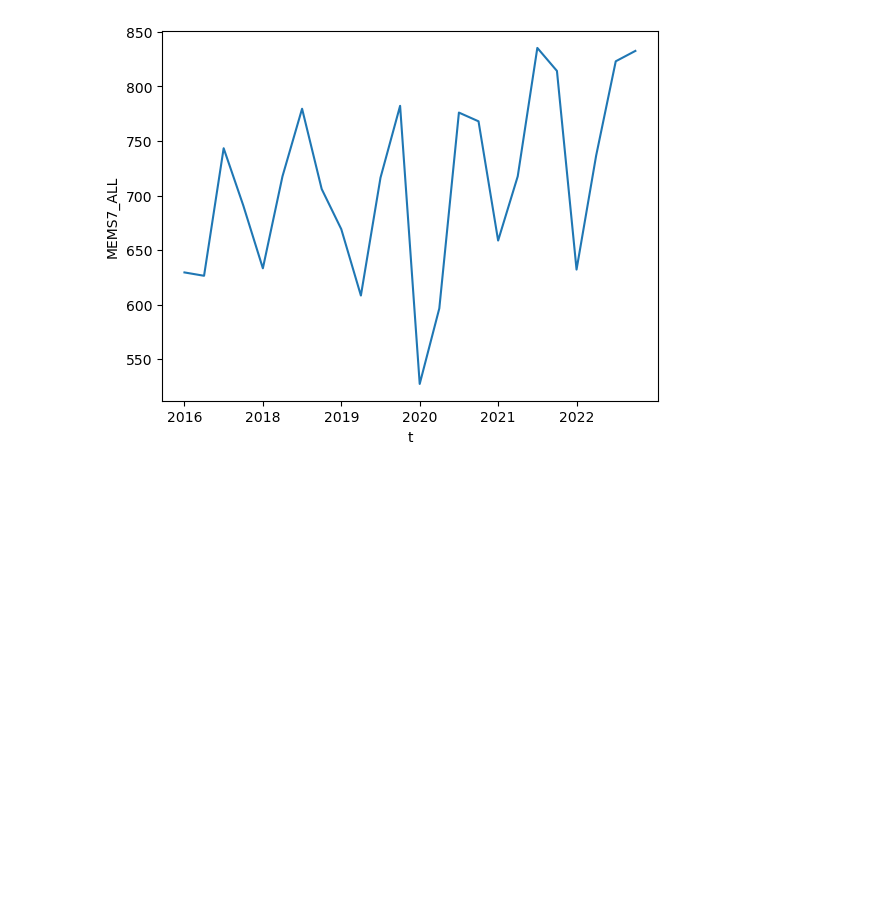
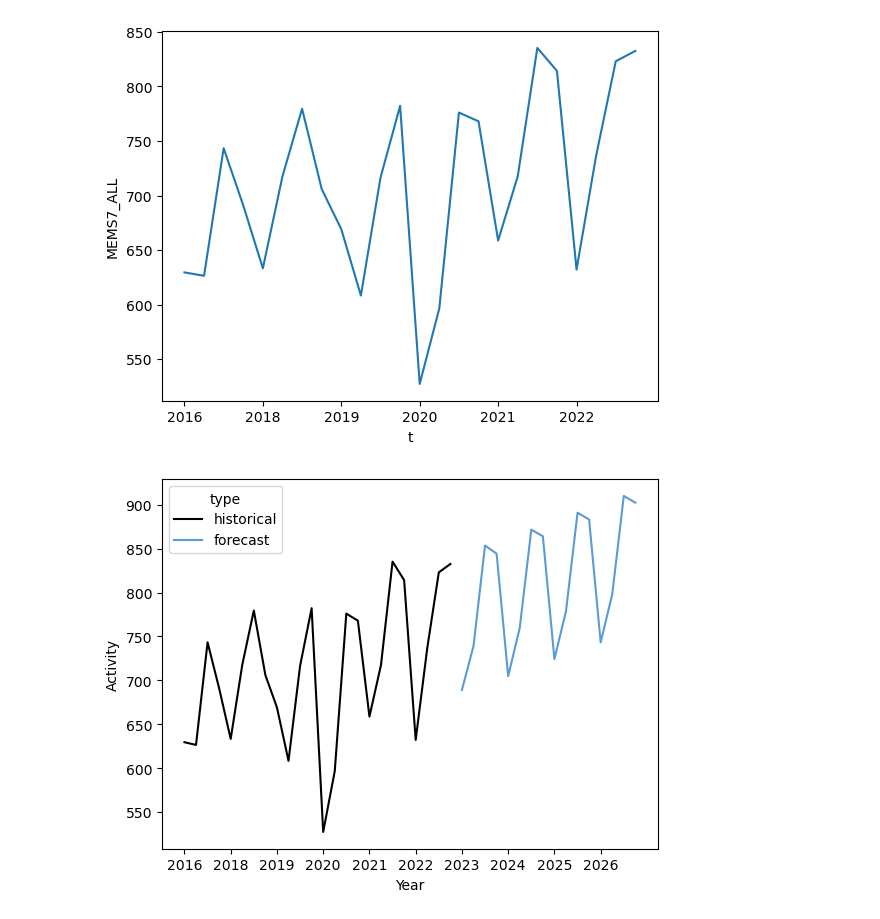
Before and after one commit to ferguswatson39/london_sport2, a Jupyter notebook: src/stream_1/quarterly/forecast_quarterly.ipynb, the cells around one changed output. Cells and saved outputs as stored; diff of their text form; code cells hidden in the pictures; blank space fills up the shorter version.

Commit message:
created quarterly forecasts

```diff
--- a/src/stream_1/quarterly/forecast_quarterly.ipynb
+++ b/src/stream_1/quarterly/forecast_quarterly.ipynb
@@ -39,3 +44,19 @@ plt.xticks(ticks=[0,4,8,12,16,20], labels=['2016','2018','2019','2020','2021','2
 plt.show()
 # %% [output]
 [figure]
+# %%
+model = SARIMAX(df_covid['MEMS7_ALL'], order=(1,1,1), seasonal_order=(1,1,1,4))
+results = model.fit()
+forecast_values = results.forecast(16).values
+df_covid_forecast = pd.DataFrame({'t': range(24, 40), 'MEMS7_ALL': forecast_values, 'type': 'forecast'})
+df_covid['type'] = 'historical'
+
+df_covid = pd.concat([df_covid, df_covid_forecast], ignore_index=True)
+# %%
+year_map = {0:'2016', 4:'2018', 8:'2019', 12:'2020', 16:'2021', 20:'2022', 24:'2023', 28:'2024', 32:'2025', 36:'2026'}
+g = sns.lineplot(data=df_covid, x='t', y='MEMS7_ALL', hue='type', palette={'historical': 'black', 'forecast': '#5B9BD5'})
+plt.xticks(ticks=[0,4,8,12,16,20,24,28,32,36], labels=['2016','2018','2019','2020','2021','2022','2023','2024','2025','2026'])
+g.set(xlabel='Year', ylabel='Activity')
+plt.show()
+# %% [output]
+[figure, added]
```
Also changed, not shown: parts of 7 cells of this notebook.
